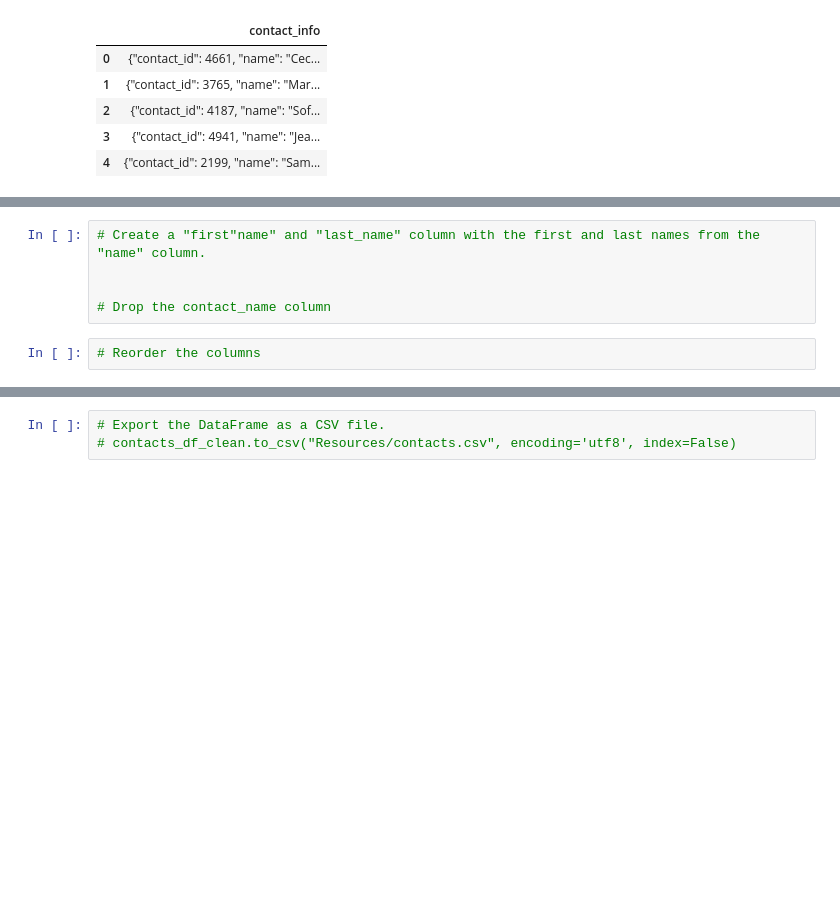
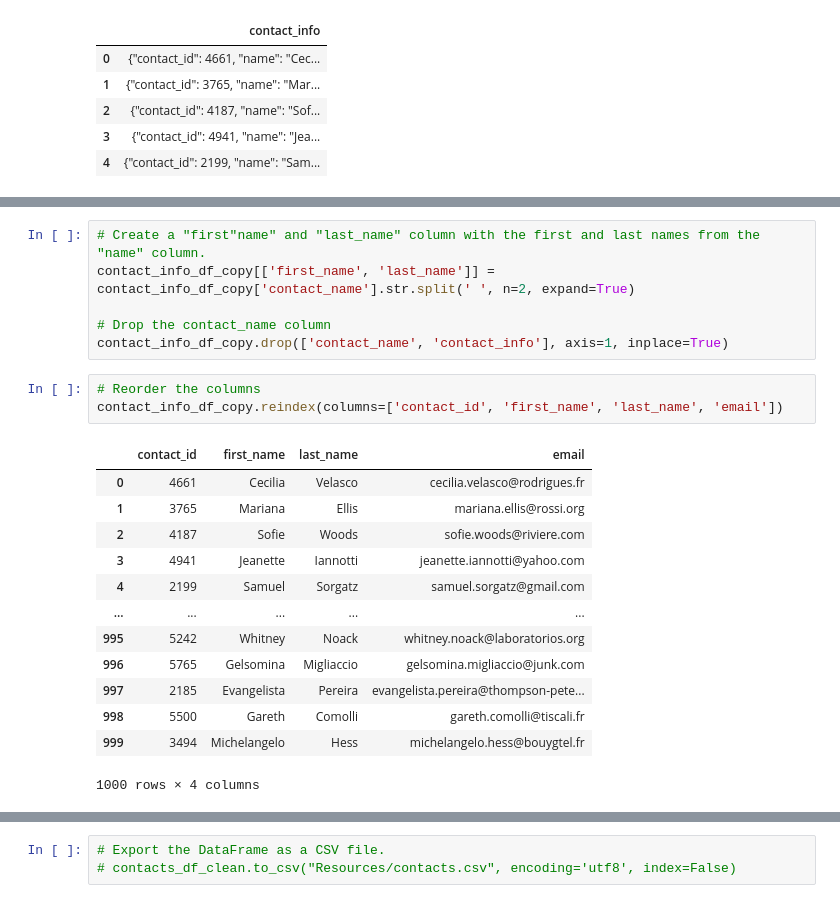
Before and after one commit to Kokolipa/Crowdfunding_ETL, a Jupyter notebook: Crowdfunding_ETL/Starter_Files/ETL_Mini_Project_Gal_Beeri.ipynb, the cells around one changed output, grey strips where cells are left out. Cells and saved outputs as stored; diff of their text form; blank space fills up the shorter version.

```diff
--- a/Crowdfunding_ETL/Starter_Files/ETL_Mini_Project_Gal_Beeri.ipynb
+++ b/Crowdfunding_ETL/Starter_Files/ETL_Mini_Project_Gal_Beeri.ipynb
@@ -518,9 +587,25 @@ contact_info_df_copy.head()
 # %%
 # Create a "first"name" and "last_name" column with the first and last names from the "name" column.
-
+contact_info_df_copy[['first_name', 'last_name']] = contact_info_df_copy['contact_name'].str.split(' ', n=2, expand=True)
 
 # Drop the contact_name column
+contact_info_df_copy.drop(['contact_name', 'contact_info'], axis=1, inplace=True)
 # %%
 # Reorder the columns
+contact_info_df_copy.reindex(columns=['contact_id', 'first_name', 'last_name', 'email'])
+# %% [output]
+|  | contact_id | first_name | last_name | email |
+| 0 | 4661 | Cecilia | Velasco | cecilia.velasco@rodrigues.fr |
+| 1 | 3765 | Mariana | Ellis | mariana.ellis@rossi.org |
+| 2 | 4187 | Sofie | Woods | sofie.woods@riviere.com |
+| 3 | 4941 | Jeanette | Iannotti | jeanette.iannotti@yahoo.com |
+| 4 | 2199 | Samuel | Sorgatz | samuel.sorgatz@gmail.com |
+| ... | ... | ... | ... | ... |
+| 995 | 5242 | Whitney | Noack | whitney.noack@laboratorios.org |
+| 996 | 5765 | Gelsomina | Migliaccio | gelsomina.migliaccio@junk.com |
+| 997 | 2185 | Evangelista | Pereira | evangelista.pereira@thompson-pete... |
+| 998 | 5500 | Gareth | Comolli | gareth.comolli@tiscali.fr |
+| 999 | 3494 | Michelangelo | Hess | michelangelo.hess@bouygtel.fr |
+1000 rows × 4 columns
 # %%
 # Check the datatypes one more time before exporting as CSV file.
```
Also changed, not shown: parts of 10 cells of this notebook.
